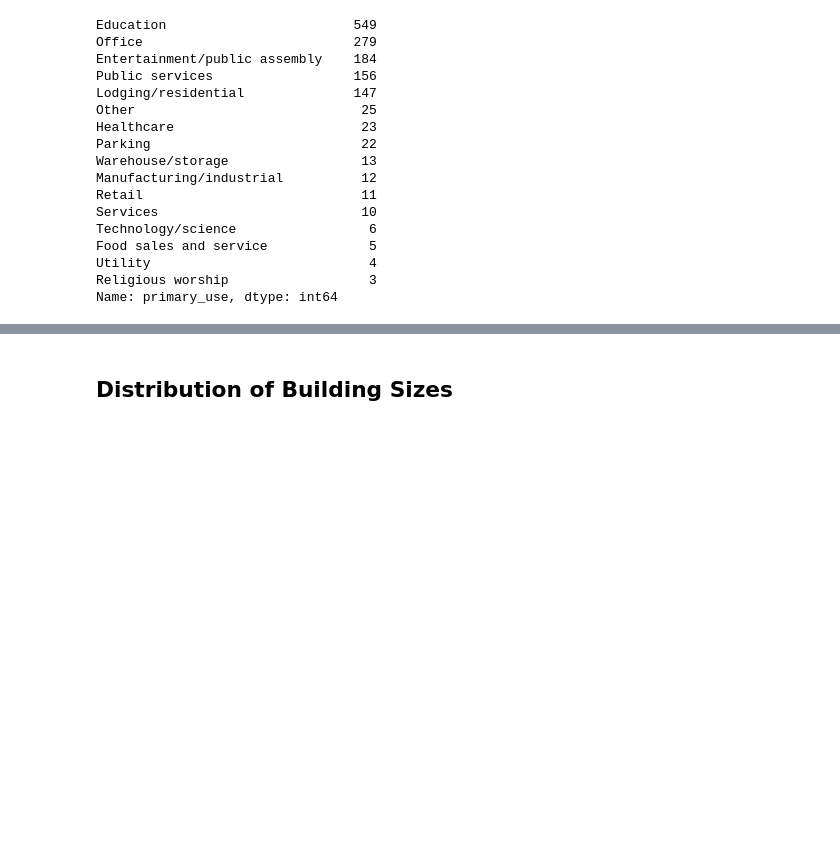
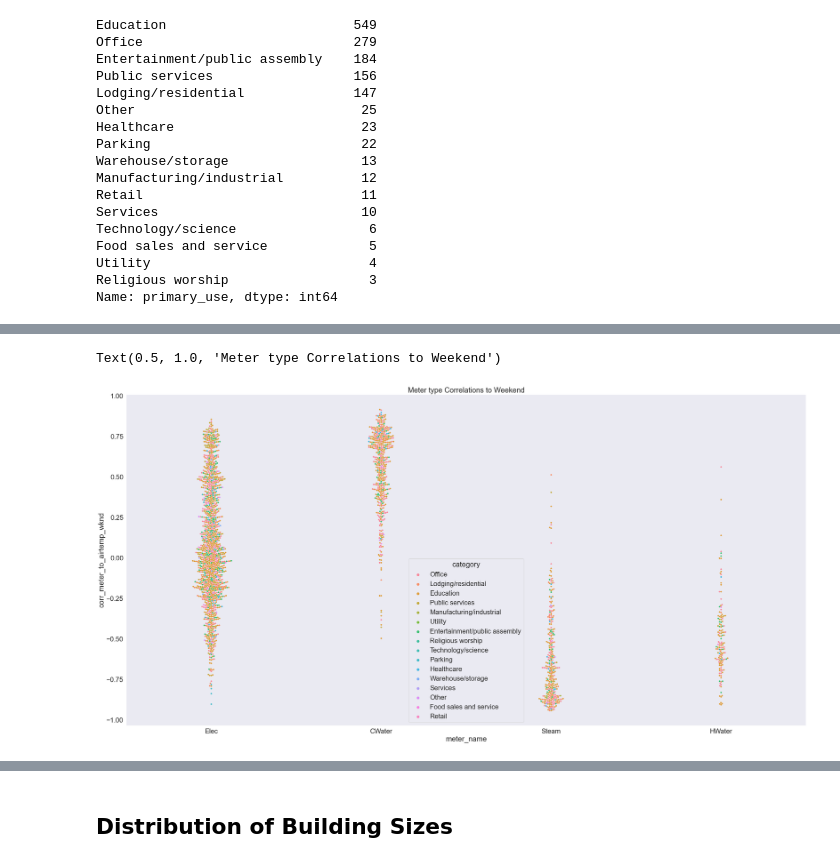
Before and after one commit to mikesbin99/Springboard_Capstone_Energy, a Jupyter notebook: EDA_11.5.ipynb, the cells around one changed output, grey strips where cells are left out. Drawn from its saved outputs; the diff is of its cells as text; code cells hidden in the pictures; blank space fills up the shorter version.

```diff
--- a/EDA_11.5.ipynb
+++ b/EDA_11.5.ipynb
@@ -275,0 +362,9 @@ Steam and hot water negatively correlated to air temp
+# %%
+# Correlation of Meter Type to Weekend
+sns.set(context='notebook', style='dark', palette='deep', font='sans-serif', font_scale=2, color_codes=False, rc={'figure.figsize':(40,20)})
+sns.swarmplot(data=df_bldg_stats,x='meter_name',y='corr_meter_to_airtemp_wknd',
+              hue='category',
+              ).set_title('Meter type Correlations to Weekend')
+# %% [output]
+Text(0.5, 1.0, 'Meter type Correlations to Weekend')
+[figure, added]
```
Also changed, not shown: parts of 26 cells of this notebook, 3 other files.
